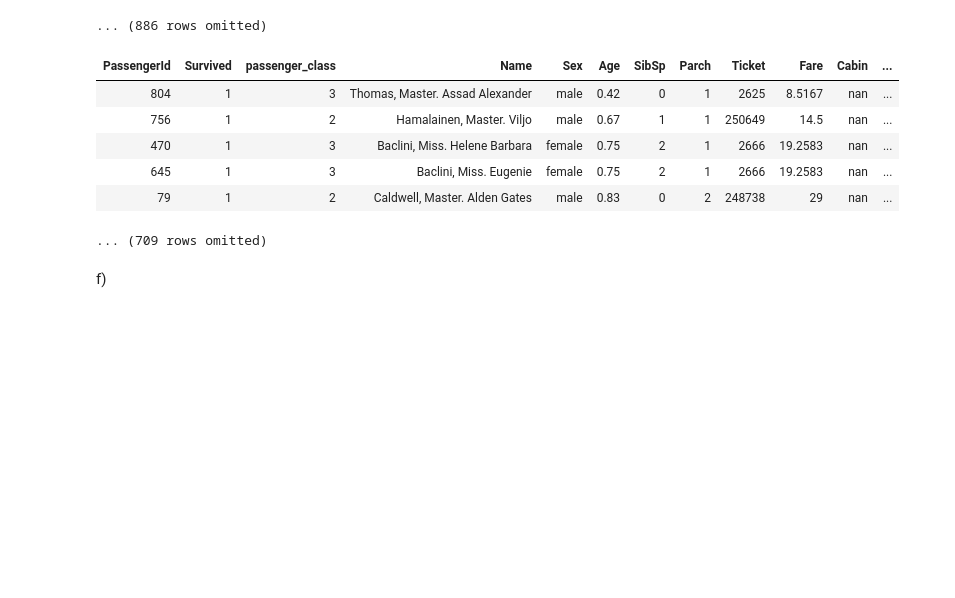
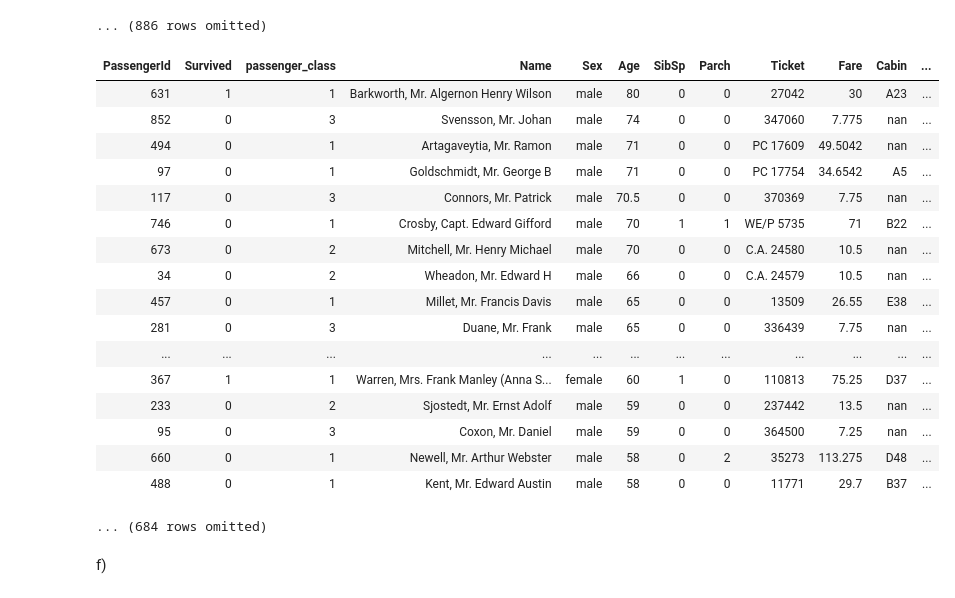
Before and after one commit to coen-williams/cwilliams_Math377, a Jupyter notebook: My Jupiter Notebook Coen W.ipynb, the cells around one changed output. Cells and saved outputs as stored; diff of their text form; code cells hidden in the pictures; blank space fills up the shorter version.

```diff
--- a/My Jupiter Notebook Coen W.ipynb
+++ b/My Jupiter Notebook Coen W.ipynb
@@ -221,15 +222,26 @@ titanic.sort('Age', descending=True).show(5)
 | 860 | 0 | 3 | Razi, Mr. Raihed | male | nan | 0 | 0 | 2629 | 7.2292 | nan | ... |
 ... (886 rows omitted)
 # %%
-titanic.where('Age', are.above(0)).sort('Age', descending=False).show(5)
+titanic.where('Age', are.above(0)).sort('Age', descending=True).show(30)
 # %% [output]
 | PassengerId | Survived | passenger_class | Name | Sex | Age | SibSp | Parch | Ticket | Fare | Cabin | ... |
-| 804 | 1 | 3 | Thomas, Master. Assad Alexander | male | 0.42 | 0 | 1 | 2625 | 8.5167 | nan | ... |
-| 756 | 1 | 2 | Hamalainen, Master. Viljo | male | 0.67 | 1 | 1 | 250649 | 14.5 | nan | ... |
-| 470 | 1 | 3 | Baclini, Miss. Helene Barbara | female | 0.75 | 2 | 1 | 2666 | 19.2583 | nan | ... |
-| 645 | 1 | 3 | Baclini, Miss. Eugenie | female | 0.75 | 2 | 1 | 2666 | 19.2583 | nan | ... |
-| 79 | 1 | 2 | Caldwell, Master. Alden Gates | male | 0.83 | 0 | 2 | 248738 | 29 | nan | ... |
+| 631 | 1 | 1 | Barkworth, Mr. Algernon Henry Wilson | male | 80 | 0 | 0 | 27042 | 30 | A23 | ... |
+| 852 | 0 | 3 | Svensson, Mr. Johan | male | 74 | 0 | 0 | 347060 | 7.775 | nan | ... |
+| 494 | 0 | 1 | Artagaveytia, Mr. Ramon | male | 71 | 0 | 0 | PC 17609 | 49.5042 | nan | ... |
+| 97 | 0 | 1 | Goldschmidt, Mr. George B | male | 71 | 0 | 0 | PC 17754 | 34.6542 | A5 | ... |
+| 117 | 0 | 3 | Connors, Mr. Patrick | male | 70.5 | 0 | 0 | 370369 | 7.75 | nan | ... |
+| 746 | 0 | 1 | Crosby, Capt. Edward Gifford | male | 70 | 1 | 1 | WE/P 5735 | 71 | B22 | ... |
+| 673 | 0 | 2 | Mitchell, Mr. Henry Michael | male | 70 | 0 | 0 | C.A. 24580 | 10.5 | nan | ... |
+| 34 | 0 | 2 | Wheadon, Mr. Edward H | male | 66 | 0 | 0 | C.A. 24579 | 10.5 | nan | ... |
+| 457 | 0 | 1 | Millet, Mr. Francis Davis | male | 65 | 0 | 0 | 13509 | 26.55 | E38 | ... |
+| 281 | 0 | 3 | Duane, Mr. Frank | male | 65 | 0 | 0 | 336439 | 7.75 | nan | ... |
+| ... | ... | ... | ... | ... | ... | ... | ... | ... | ... | ... | ... |
+| 367 | 1 | 1 | Warren, Mrs. Frank Manley (Anna S... | female | 60 | 1 | 0 | 110813 | 75.25 | D37 | ... |
+| 233 | 0 | 2 | Sjostedt, Mr. Ernst Adolf | male | 59 | 0 | 0 | 237442 | 13.5 | nan | ... |
+| 95 | 0 | 3 | Coxon, Mr. Daniel | male | 59 | 0 | 0 | 364500 | 7.25 | nan | ... |
+| 660 | 0 | 1 | Newell, Mr. Arthur Webster | male | 58 | 0 | 2 | 35273 | 113.275 | D48 | ... |
+| 488 | 0 | 1 | Kent, Mr. Edward Austin | male | 58 | 0 | 0 | 11771 | 29.7 | B37 | ... |
-... (709 rows omitted)
+... (684 rows omitted)
 # %% [markdown]
 f)
 # %% [markdown]
```
Also changed, not shown: parts of 13 cells of this notebook.
